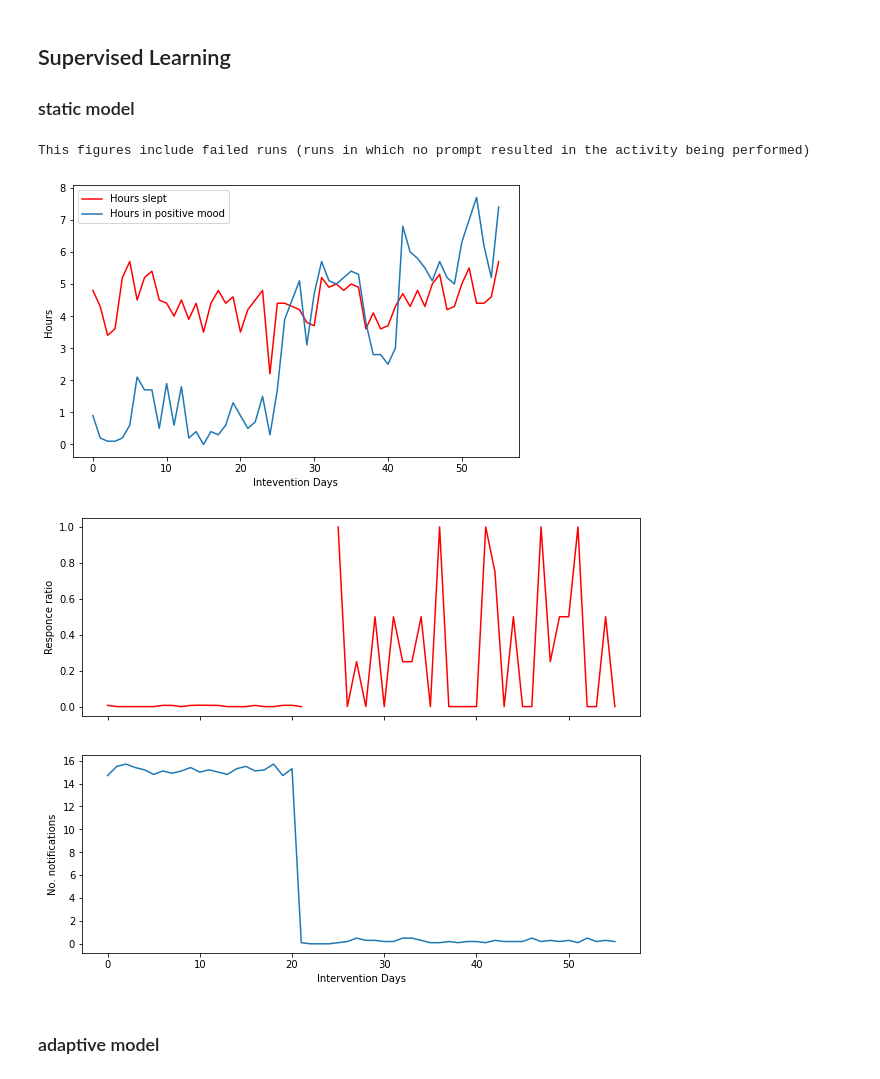
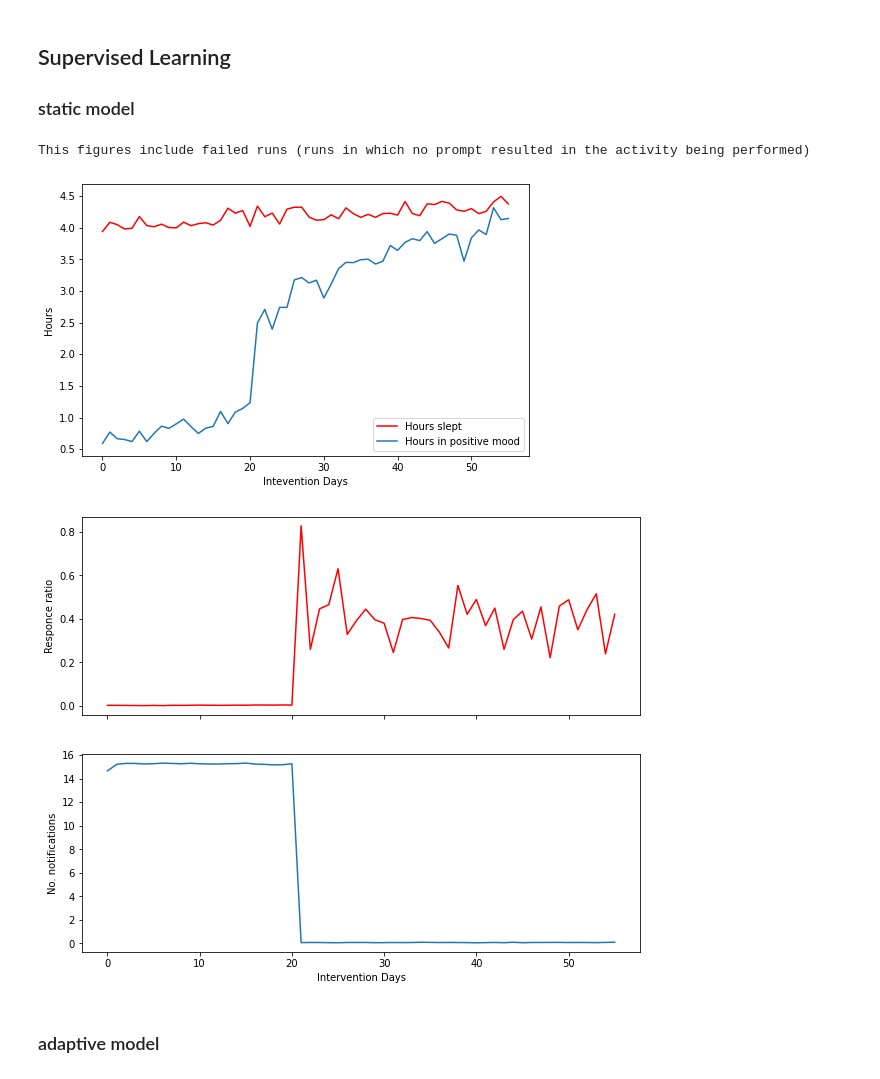
Before and after one commit to sysmon37/aibi-dhi-simulator, a Jupyter notebook: RLapproaches_comparison.ipynb, the cells around one changed output. Drawn from its saved outputs; the diff is of its cells as text; code cells hidden in the pictures.

```diff
--- a/RLapproaches_comparison.ipynb
+++ b/RLapproaches_comparison.ipynb
@@ -35,7 +35,7 @@ time_preference_update_step= 9999999999999999 #very high e.g. 9999999999 to make
 # habituation=True
 # time_preference_update_step= five_weeks
 # %%
-runs = 100
+runs = 500
 # %%
 results_directory = 'results'
 if not os.path.exists(results_directory):
@@ -179,11 +178,11 @@ def supervised_after_three_weeks(env1):
 
     return env1
 # %%
-_ =intervention(supervised_after_three_weeks, , 'static_sup3', condition)
+_ =intervention(supervised_after_three_weeks,runs , 'static_sup3', condition)
 # %% [output]
 This figures include failed runs (runs in which no prompt resulted in the activity being performed)
-[figure, old version]
+[figure, new version]
-[figure, old version]
+[figure, new version]
 # %% [markdown]
 ### adaptive model
 # %%
```
Also changed, not shown: parts of 25 cells of this notebook, 2 other files.
